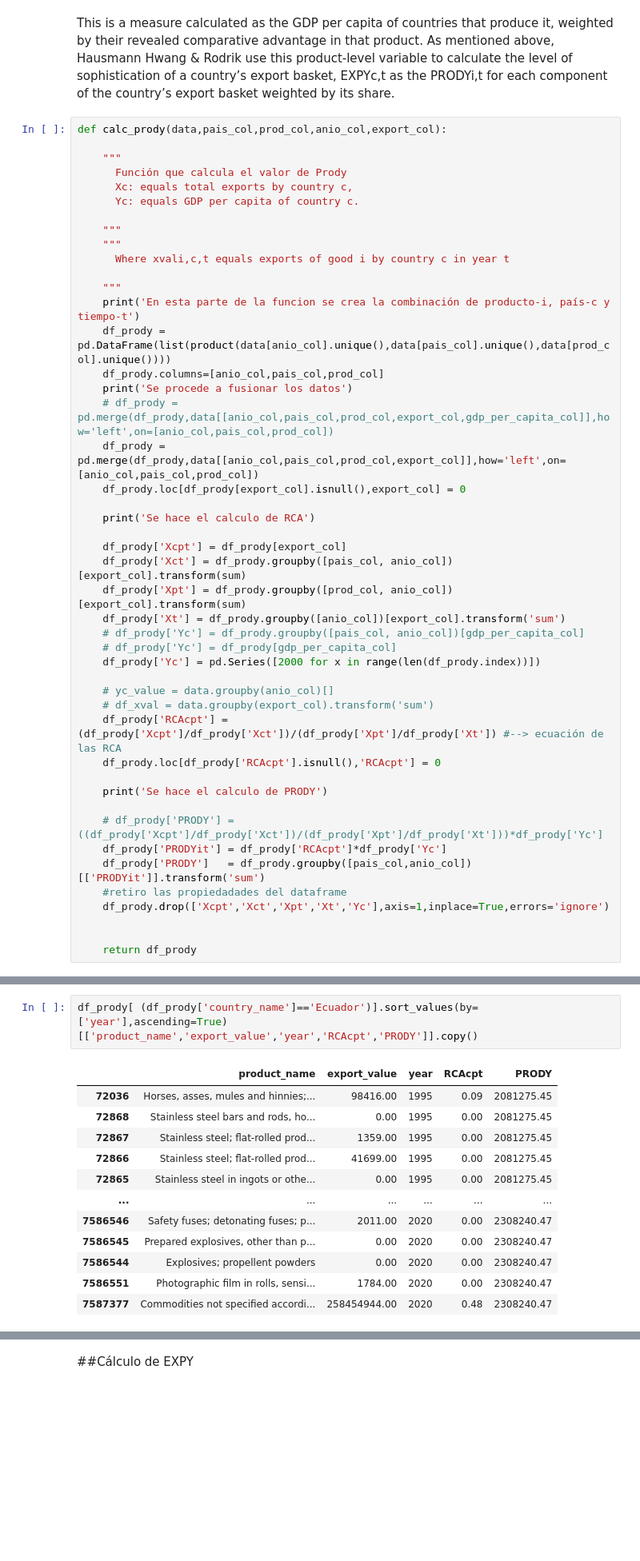
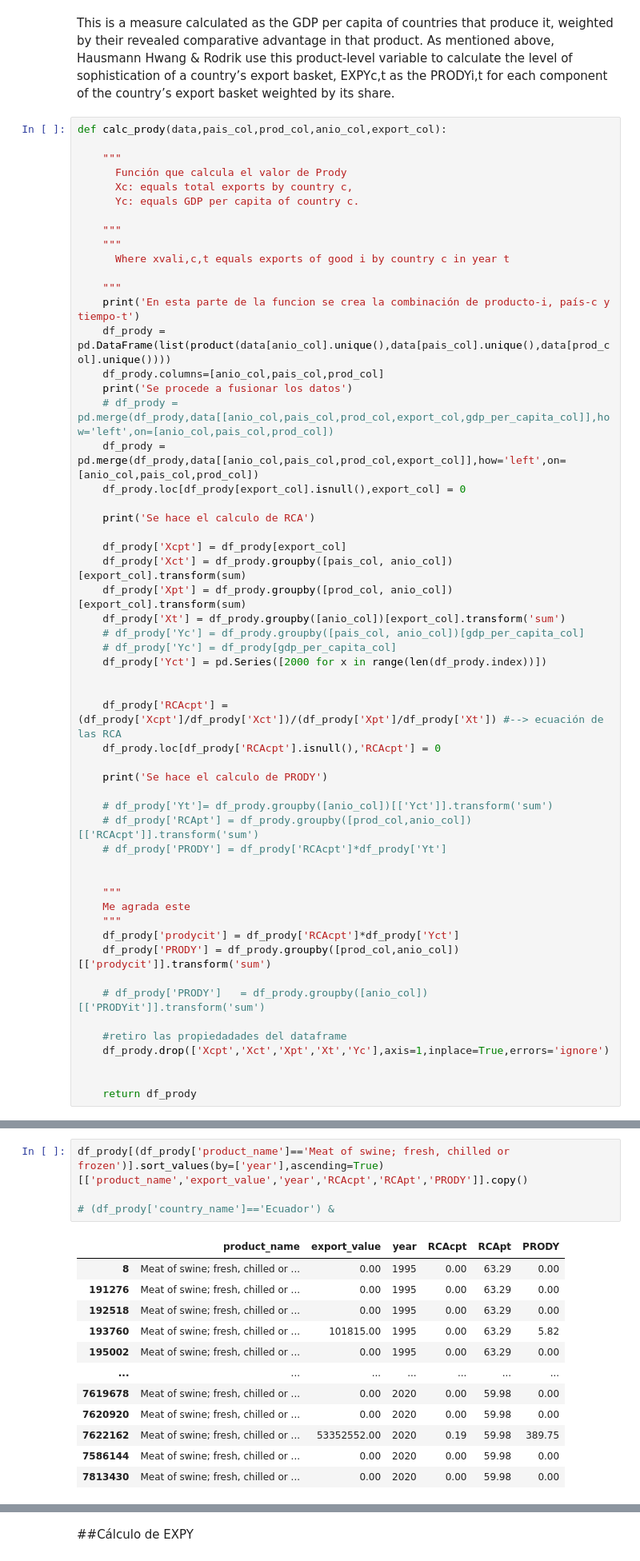
Before and after one commit to descandon88/Ecuador-Growth-data-set, a Jupyter notebook: funciones/expy.ipynb, the cells around one changed output, grey strips where cells are left out. Shown at 80% size. Cells and saved outputs as stored; diff of their text form; blank space fills up the shorter version.

```diff
--- a/funciones/expy.ipynb
+++ b/funciones/expy.ipynb
@@ -476,18 +382,27 @@ def calc_prody(data,pais_col,prod_col,anio_col,export_col):
     df_prody['Xt'] = df_prody.groupby([anio_col])[export_col].transform('sum')
     # df_prody['Yc'] = df_prody.groupby([pais_col, anio_col])[gdp_per_capita_col]
     # df_prody['Yc'] = df_prody[gdp_per_capita_col]
-    df_prody['Yc'] = pd.Series([2000 for x in range(len(df_prody.index))])
+    df_prody['Yct'] = pd.Series([2000 for x in range(len(df_prody.index))])
 
-    # yc_value = data.groupby(anio_col)[]
-    # df_xval = data.groupby(export_col).transform('sum')
+
     df_prody['RCAcpt'] = (df_prody['Xcpt']/df_prody['Xct'])/(df_prody['Xpt']/df_prody['Xt']) #--> ecuación de las RCA
     df_prody.loc[df_prody['RCAcpt'].isnull(),'RCAcpt'] = 0
 
     print('Se hace el calculo de PRODY')
 
-    # df_prody['PRODY'] = ((df_prody['Xcpt']/df_prody['Xct'])/(df_prody['Xpt']/df_prody['Xt']))*df_prody['Yc']
-    df_prody['PRODYit'] = df_prody['RCAcpt']*df_prody['Yc']
-    df_prody['PRODY']   = df_prody.groupby([pais_col,anio_col])[['PRODYit']].transform('sum')
+    # df_prody['Yt']= df_prody.groupby([anio_col])[['Yct']].transform('sum')
+    # df_prody['RCApt'] = df_prody.groupby([prod_col,anio_col])[['RCAcpt']].transform('sum')
+    # df_prody['PRODY'] = df_prody['RCAcpt']*df_prody['Yt']
+
+
+    """
+    Me agrada este
+    """
+    df_prody['prodycit'] = df_prody['RCAcpt']*df_prody['Yct']
+    df_prody['PRODY'] = df_prody.groupby([prod_col,anio_col])[['prodycit']].transform('sum')
+
+    # df_prody['PRODY']   = df_prody.groupby([anio_col])[['PRODYit']].transform('sum')
+
     #retiro las propiedadades del dataframe
     df_prody.drop(['Xcpt','Xct','Xpt','Xt','Yc'],axis=1,inplace=True,errors='ignore')
 
@@ -512,15 +441,17 @@ Se hace el calculo de PRODY
 # %%
-df_prody[ (df_prody['country_name']=='Ecuador')].sort_values(by=['year'],ascending=True)[['product_name','export_value','year','RCAcpt','PRODY']].copy()
+df_prody[(df_prody['product_name']=='Meat of swine; fresh, chilled or frozen')].sort_values(by=['year'],ascending=True)[['product_name','export_value','year','RCAcpt','RCApt','PRODY']].copy()
+
+# (df_prody['country_name']=='Ecuador') &
 # %% [output]
-|  | product_name | export_value | year | RCAcpt | PRODY |
-| 72036 | Horses, asses, mules and hinnies;... | 98416.00 | 1995 | 0.09 | 2081275.45 |
-| 72868 | Stainless steel bars and rods, ho... | 0.00 | 1995 | 0.00 | 2081275.45 |
-| 72867 | Stainless steel; flat-rolled prod... | 1359.00 | 1995 | 0.00 | 2081275.45 |
-| 72866 | Stainless steel; flat-rolled prod... | 41699.00 | 1995 | 0.00 | 2081275.45 |
-| 72865 | Stainless steel in ingots or othe... | 0.00 | 1995 | 0.00 | 2081275.45 |
-| ... | ... | ... | ... | ... | ... |
-| 7586546 | Safety fuses; detonating fuses; p... | 2011.00 | 2020 | 0.00 | 2308240.47 |
-| 7586545 | Prepared explosives, other than p... | 0.00 | 2020 | 0.00 | 2308240.47 |
-| 7586544 | Explosives; propellent powders | 0.00 | 2020 | 0.00 | 2308240.47 |
-| 7586551 | Photographic film in rolls, sensi... | 1784.00 | 2020 | 0.00 | 2308240.47 |
-| 7587377 | Commodities not specified accordi... | 258454944.00 | 2020 | 0.48 | 2308240.47 |
+|  | product_name | export_value | year | RCAcpt | RCApt | PRODY |
+| 8 | Meat of swine; fresh, chilled or ... | 0.00 | 1995 | 0.00 | 63.29 | 0.00 |
+| 191276 | Meat of swine; fresh, chilled or ... | 0.00 | 1995 | 0.00 | 63.29 | 0.00 |
+| 192518 | Meat of swine; fresh, chilled or ... | 0.00 | 1995 | 0.00 | 63.29 | 0.00 |
+| 193760 | Meat of swine; fresh, chilled or ... | 101815.00 | 1995 | 0.00 | 63.29 | 5.82 |
+| 195002 | Meat of swine; fresh, chilled or ... | 0.00 | 1995 | 0.00 | 63.29 | 0.00 |
+| ... | ... | ... | ... | ... | ... | ... |
+| 7619678 | Meat of swine; fresh, chilled or ... | 0.00 | 2020 | 0.00 | 59.98 | 0.00 |
+| 7620920 | Meat of swine; fresh, chilled or ... | 0.00 | 2020 | 0.00 | 59.98 | 0.00 |
+| 7622162 | Meat of swine; fresh, chilled or ... | 53352552.00 | 2020 | 0.19 | 59.98 | 389.75 |
+| 7586144 | Meat of swine; fresh, chilled or ... | 0.00 | 2020 | 0.00 | 59.98 | 0.00 |
+| 7813430 | Meat of swine; fresh, chilled or ... | 0.00 | 2020 | 0.00 | 59.98 | 0.00 |
```
Also changed, not shown: parts of 21 cells of this notebook.
